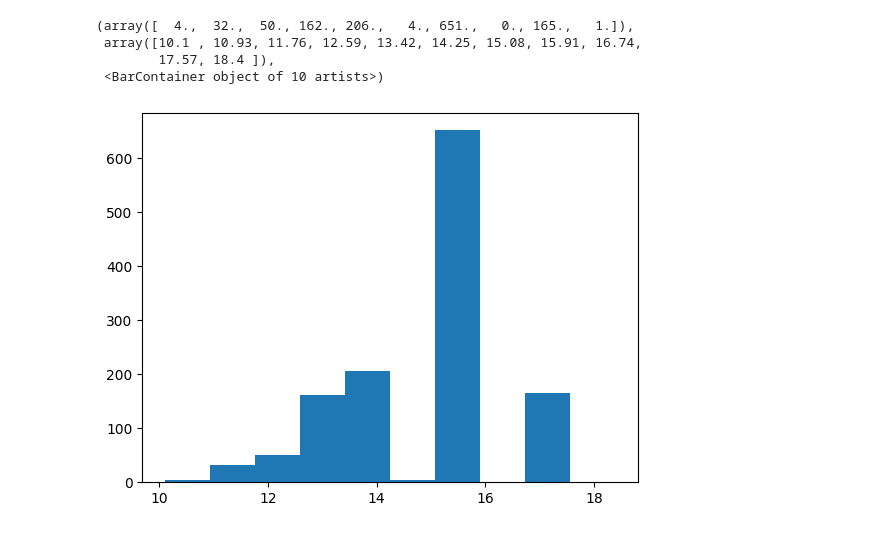
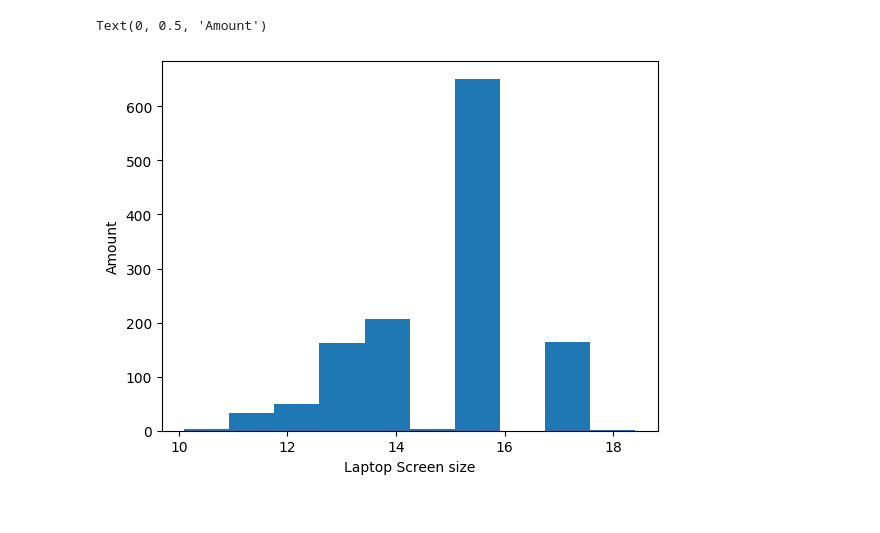
Before and after one commit to PreciousGemstone/CSSI-97-Project-insert_team_name-, a Jupyter notebook: Project_data_hist.ipynb, the cells around one changed output. Cells and saved outputs as stored; diff of their text form; code cells hidden in the pictures.

```diff
--- a/Project_data_hist.ipynb
+++ b/Project_data_hist.ipynb
@@ -150,13 +158,13 @@ memory usage: 229.2+ KB
 # %%
 Inches = improved_laptop_preonehot["Inches"]
 
 plt.hist(Inches)
+
+plt.xlabel("Laptop Screen size")
+plt.ylabel("Amount")
 # %% [output]
-(array([  4.,  32.,  50., 162., 206.,   4., 651.,   0., 165.,   1.]),
- array([10.1 , 10.93, 11.76, 12.59, 13.42, 14.25, 15.08, 15.91, 16.74,
-        17.57, 18.4 ]),
- <BarContainer object of 10 artists>)
+Text(0, 0.5, 'Amount')
-[figure, old version]
+[figure, new version]
 # %%
 #RAM, WEIGHT, PRCE_EUROS ,
 # %%
```
Also changed, not shown: parts of 5 cells of this notebook.
